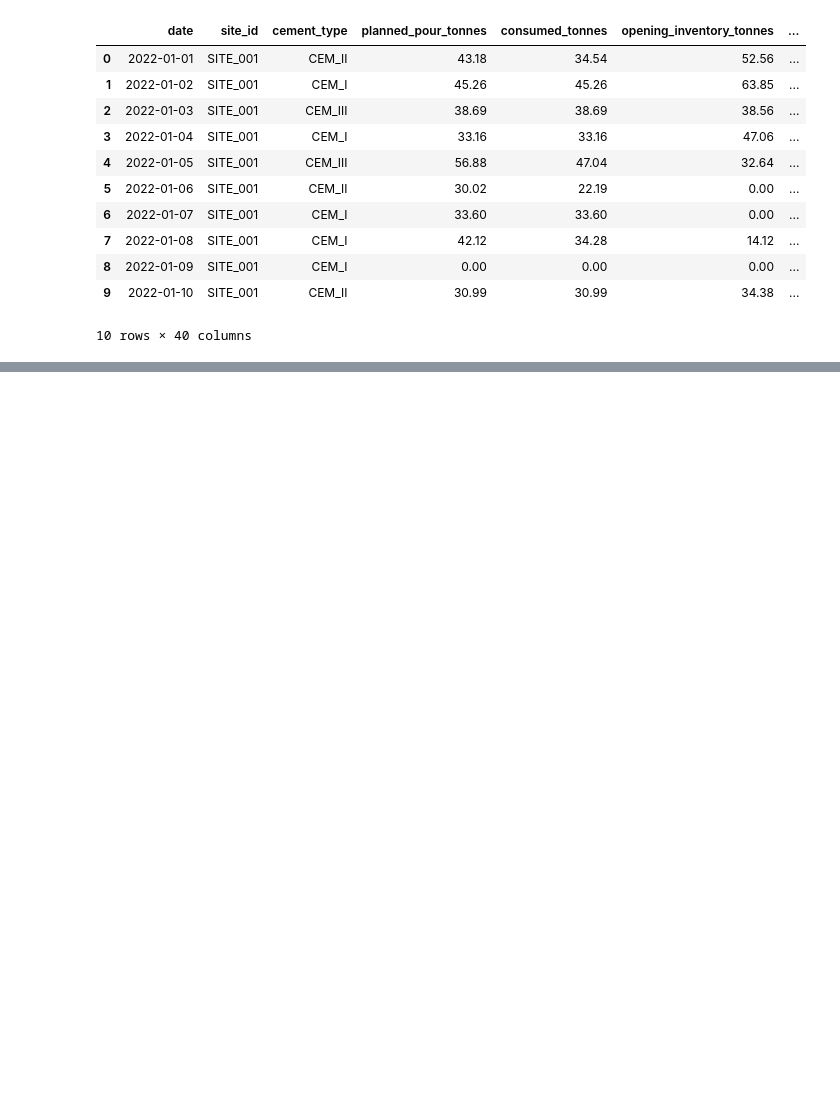
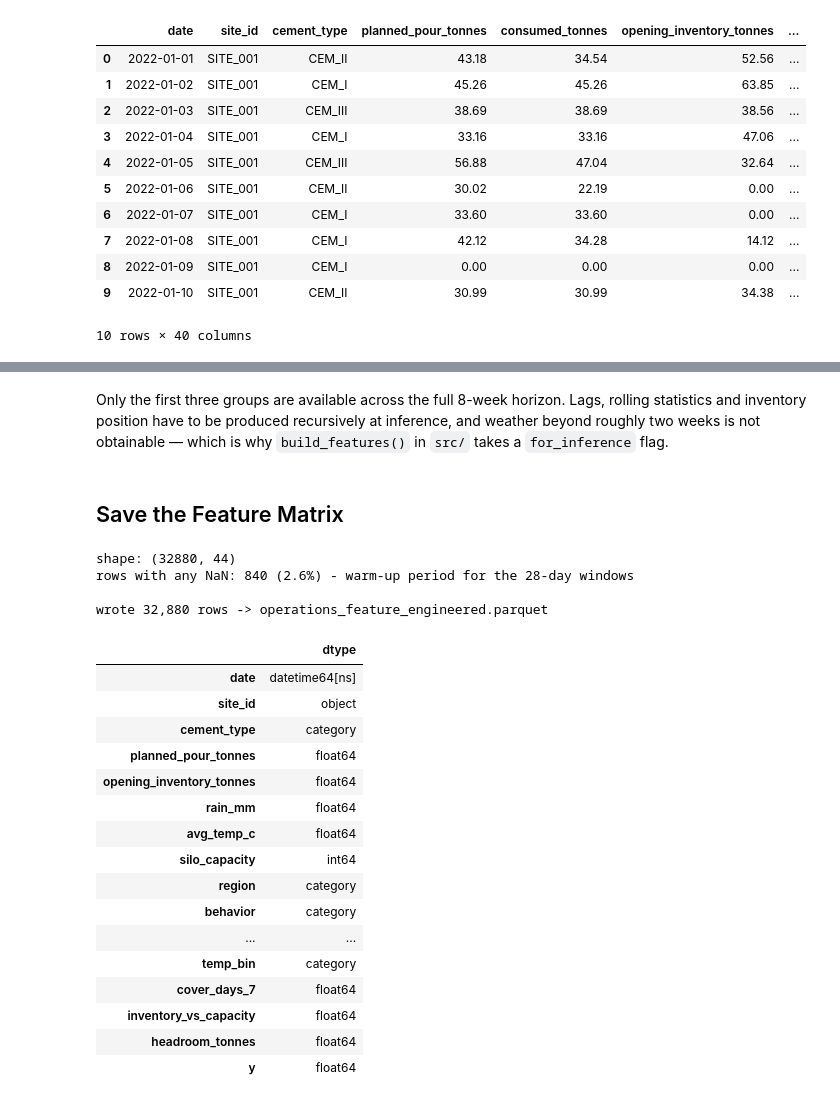
Before and after one commit to Olamideoo/MIG_Cement_Demand_Forecasting, a Jupyter notebook: NOTEBOOKS/03_Feature_Engineering.ipynb, the cells around one changed output, grey strips where cells are left out. Drawn from its saved outputs; the diff is of its cells as text; code cells hidden in the pictures; blank space fills up the shorter version.

```diff
--- a/NOTEBOOKS/03_Feature_Engineering.ipynb
+++ b/NOTEBOOKS/03_Feature_Engineering.ipynb
@@ -199,0 +346,11 @@ print("✅ Engineered dataset saved successfully!")
+# %%
+TARGET = "y"
+ID_COLS = ["date", "site_id"]
+EXCLUDE = [TARGET, "consumed_tonnes", "served_tonnes", "closing_inventory_tonnes",
+           "silo_utilisation", "cover_days", "was_constrained", "unmet_tonnes",
+           "induced_shortfall", "rejected_delivery_tonnes", "received_tonnes",
+           "deliveries_tonnes", "available_cement", "inventory_buffer"]
+
+feature_cols = [c for c in panel.columns if c not in EXCLUDE + ID_COLS]
+print(f"{len(feature_cols)} features")
+print(sorted(feature_cols))
@@ -199,0 +410,43 @@ print("✅ Engineered dataset saved successfully!")
+# %% [markdown]
+Only the first three groups are available across the full 8-week horizon. Lags,
+rolling statistics and inventory position have to be produced recursively at
+inference, and weather beyond roughly two weeks is not obtainable — which is why
+`build_features()` in `src/` takes a `for_inference` flag.
+# %% [markdown]
+## Save the Feature Matrix
+# %%
+matrix = panel[ID_COLS + feature_cols + [TARGET]].copy()
+
+print(f"shape: {matrix.shape}")
+print(f"rows with any NaN: {matrix.isna().any(axis=1).sum():,} "
+      f"({matrix.isna().any(axis=1).mean():.1%}) - warm-up period for the 28-day windows")
+
+dest = settings.processed_dir / "operations_feature_engineered.parquet"
+dest.parent.mkdir(parents=True, exist_ok=True)
+matrix.to_parquet(dest, index=False)
+print(f"\nwrote {len(matrix):,} rows -> {dest.name}")
+# %% [output]
+shape: (32880, 44)
+rows with any NaN: 840 (2.6%) - warm-up period for the 28-day windows
+
+wrote 32,880 rows -> operations_feature_engineered.parquet
+# %%
+matrix.dtypes.to_frame("dtype")
+# %% [output]
+|  | dtype |
+| date | datetime64[ns] |
+| site_id | object |
+| cement_type | category |
+| planned_pour_tonnes | float64 |
+| opening_inventory_tonnes | float64 |
+| rain_mm | float64 |
+| avg_temp_c | float64 |
+| silo_capacity | int64 |
+| region | category |
+| behavior | category |
+| ... | ... |
+| temp_bin | category |
+| cover_days_7 | float64 |
+| inventory_vs_capacity | float64 |
+| headroom_tonnes | float64 |
+| y | float64 |
```
Also changed, not shown: parts of 22 cells of this notebook, 1 other file.
